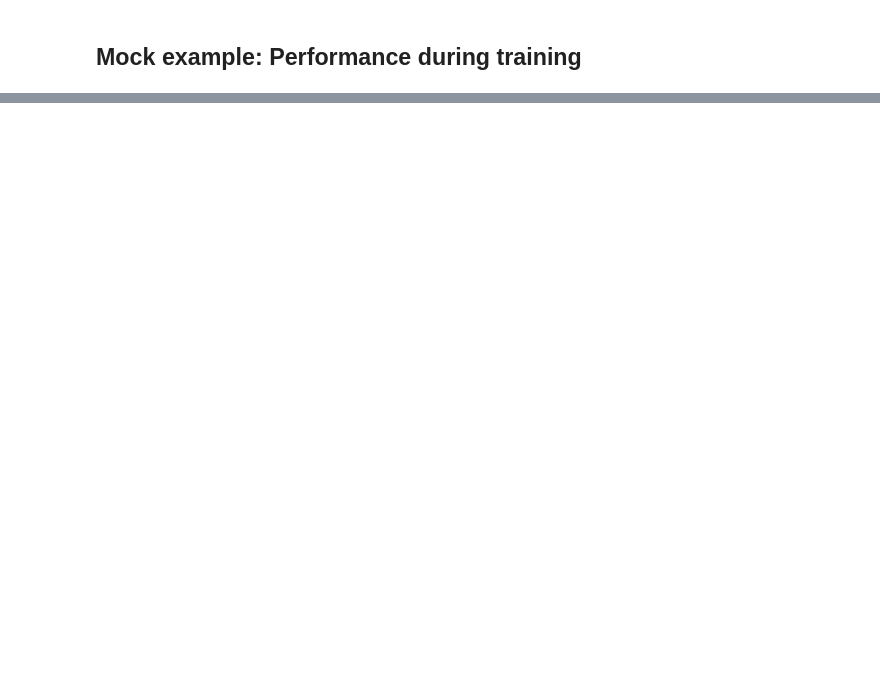
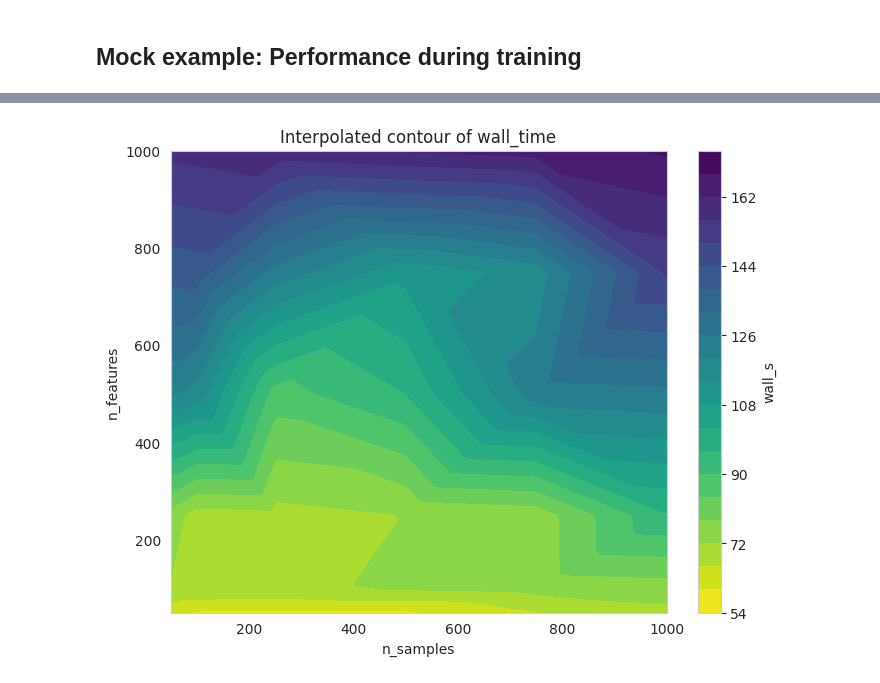
Before and after one commit to Multiomics-Analytics-Group/abaco, a Jupyter notebook: docs/tutorial/report-performance.ipynb, the cells around one changed output, grey strips where cells are left out. Saved outputs shown, nothing was run; the diff lists cells and outputs as text; code cells hidden in the pictures; blank space fills up the shorter version.

```diff
--- a/docs/tutorial/report-performance.ipynb
+++ b/docs/tutorial/report-performance.ipynb
@@ -584,0 +614,16 @@ perf_records_df.head()
+# %%
+from scipy.interpolate import griddata
+
+xi = np.linspace(df['n_samples'].min(), df['n_samples'].max(), 100)
+yi = np.linspace(df['n_features'].min(), df['n_features'].max(), 100)
+XI, YI = np.meshgrid(xi, yi)
+ZI = griddata((df['n_samples'], df['n_features']), df[metric], (XI, YI), method='linear')
+
+plt.figure(figsize=(8,6))
+cs = plt.contourf(XI, YI, ZI.T, levels=20, cmap="viridis_r")
+plt.colorbar(cs, label=metric)
+plt.xlabel('n_samples'); plt.ylabel('n_features')
+plt.title('Interpolated contour of wall_time')
+plt.show()
+# %% [output]
+[figure, added]
```
Also changed, not shown: parts of 5 cells of this notebook.
